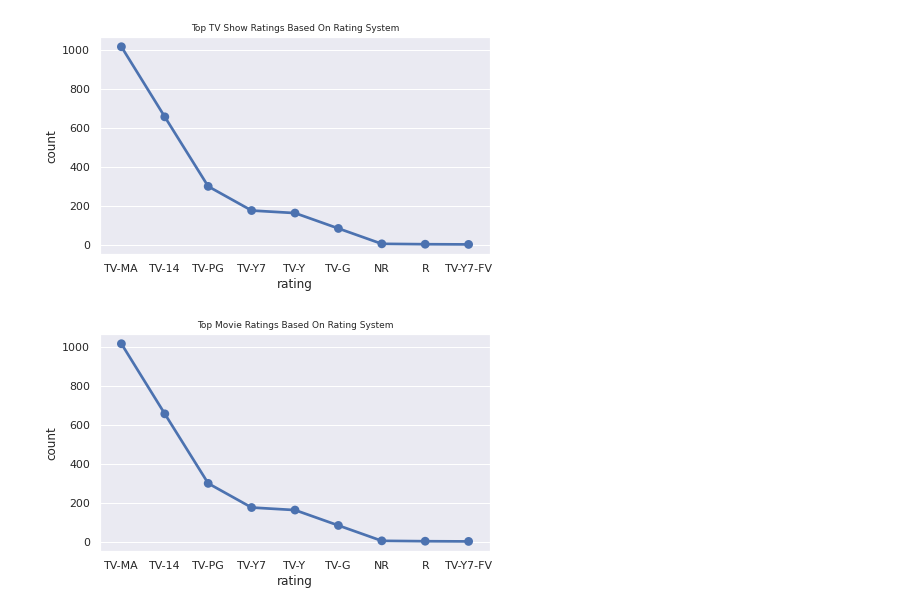
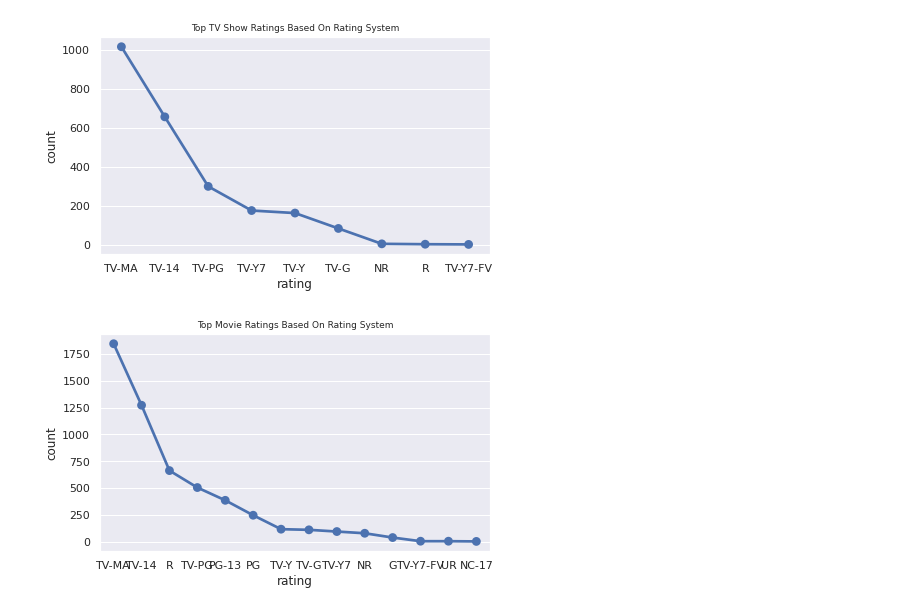
Before and after one commit to Navin321-alma/Netflix-Movies-and-TV-shows-clustering, a Jupyter notebook: NETFLIX_MOVIES_AND_TV_SHOWS_CLUSTERING.ipynb, the cells around one changed output. Cells and saved outputs as stored; diff of their text form; code cells hidden in the pictures.

```diff
--- a/NETFLIX_MOVIES_AND_TV_SHOWS_CLUSTERING.ipynb
+++ b/NETFLIX_MOVIES_AND_TV_SHOWS_CLUSTERING.ipynb
@@ -285,10 +339,10 @@ plt.show()
 # %%
 #pointplot on top movie ratings
 movie_ratings = df_movies.groupby(['rating'])['show_id'].count().reset_index(name='count').sort_values(by='count',ascending=False)
 fig_dims = (7,4)
 fig, ax = plt.subplots(figsize=fig_dims)
-sns.pointplot(x='rating',y='count',data=tv_ratings)
+sns.pointplot(x='rating',y='count',data=movie_ratings)
 plt.title('Top Movie Ratings Based On Rating System',size='9')
 plt.show()
 # %% [output]
-[figure, old version]
+[figure, new version]
```
Also changed, not shown: parts of 62 cells of this notebook.
